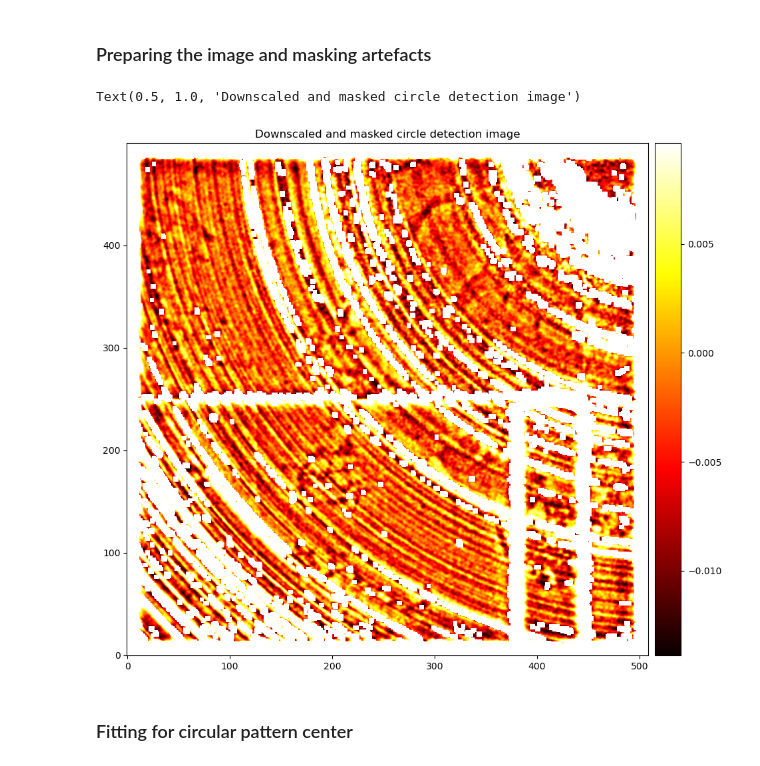
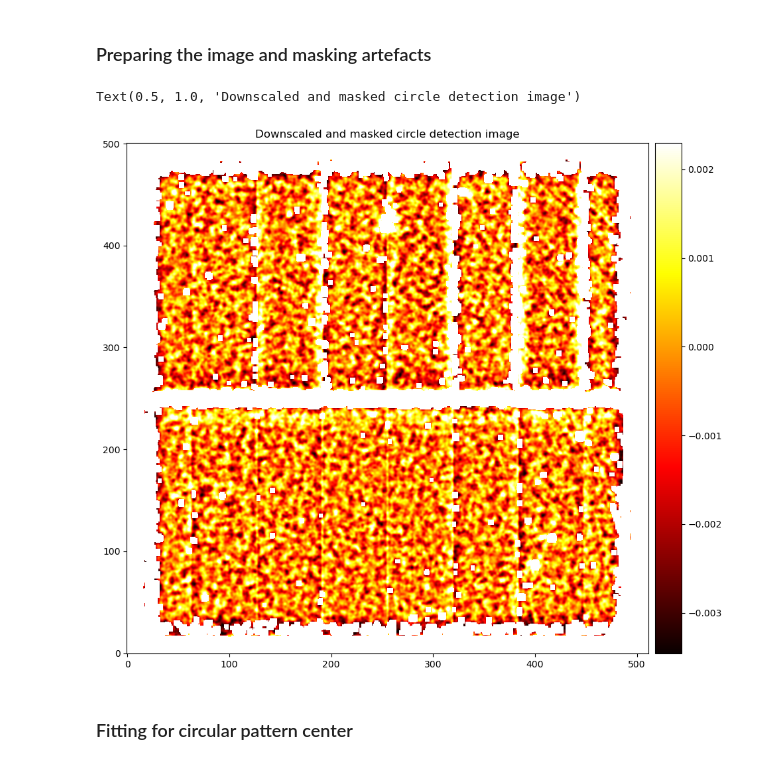
Before and after one commit to youtsumi/lsst-misc, a Jupyter notebook: Tree_Rings_Analysis.ipynb, the cells around one changed output. Drawn from its saved outputs; the diff is of its cells as text; code cells hidden in the pictures.

```diff
--- a/Tree_Rings_Analysis.ipynb
+++ b/Tree_Rings_Analysis.ipynb
@@ -264,5 +265,5 @@ list(registry.queryDimensionRecords("detector",instrument='LSSTCam',where=f"dete
 # %%
-where = "exposure.science_program = '13379' and detector=8 and exposure.exposure_time > 14."
+where = f"exposure.science_program = '13379' and detector={detector} and exposure.exposure_time > 14."
 refs = list(set(butler.registry.queryDatasets(
     'raw',
     where=where,
@@ -316,24 +319,24 @@ Text(0.5, 1.0, 'ITL-3800C-231, 0.15, red')
 ### Preparing the image and masking artefacts
 # %%
 downscale = 8
-# threshold = 0.0003 # For faintest rings
-# threshold = 0.0005 # For faint rings
+#threshold = 0.0003 # For faintest rings
+#threshold = 0.0005 # For faint rings
 #threshold = 0.001 # For stronger rings
 #threshold = 0.002 # For strongest rings
-threshold = 0.002*8 # For strongest rings
+threshold = 0.002*2 # For strongest rings
 
 
 diff1 = gaussian_filter(diff, 8.0)
 mask = np.abs(diff1) > threshold
 diff2 = block_reduce(diff1, (downscale, downscale), func=np.mean)
 mask2 = block_reduce(mask, (downscale, downscale), func=np.max)
 diff2[mask2] = None
 
 imshow(diff2, interpolation='bicubic')#, vmin=-0.005, vmax=0.005)
 plt.title('Downscaled and masked circle detection image')
 # %% [output]
 Text(0.5, 1.0, 'Downscaled and masked circle detection image')
-[figure, old version]
+[figure, new version]
 # %% [markdown]
 ### Fitting for circular pattern center
 # %%
```
Also changed, not shown: parts of 11 cells of this notebook.
